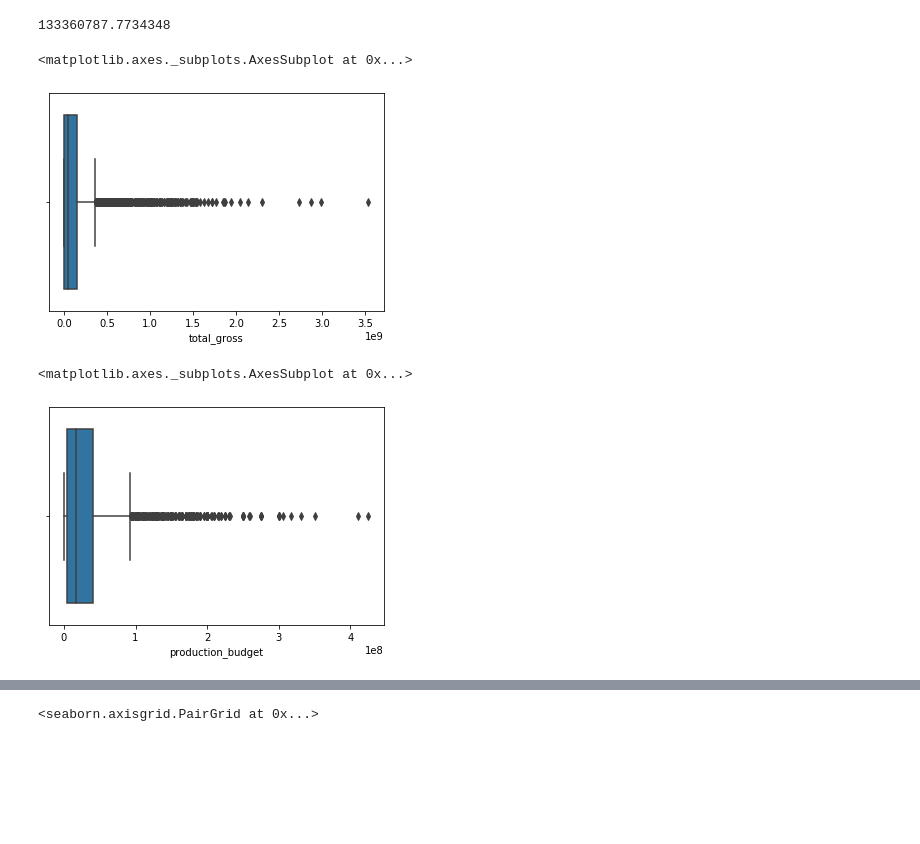
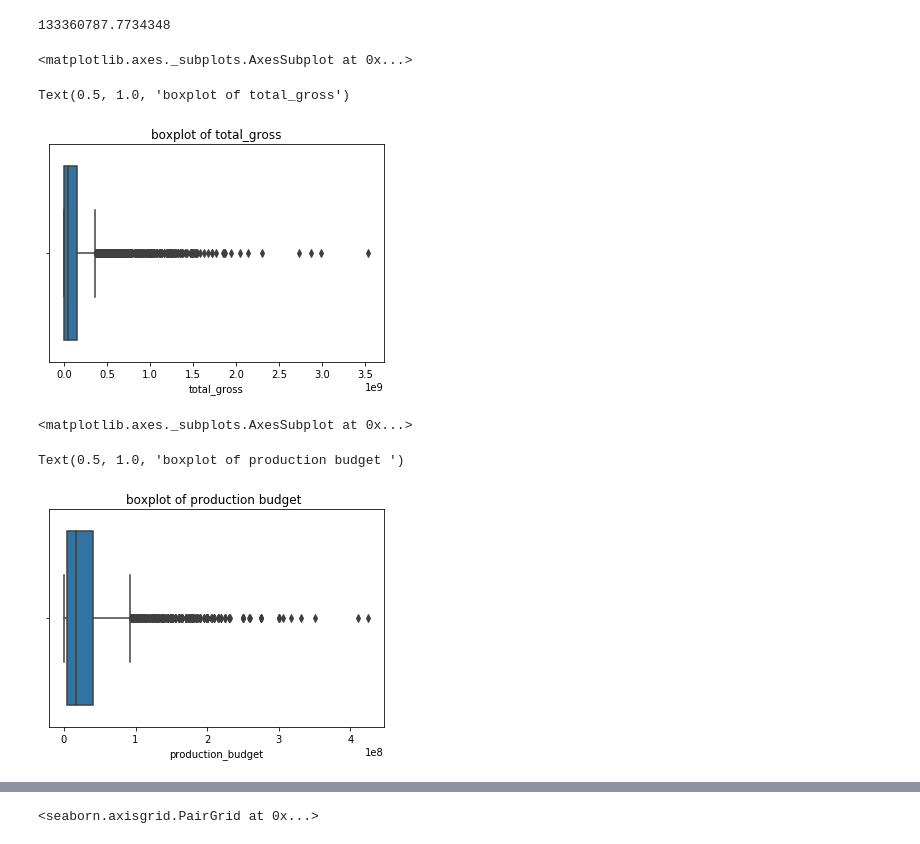
Before and after one commit to dapsavoie/dsc-mod-1-project-v2-1-online-ds-ft-120919, a Jupyter notebook: student.ipynb, the cells around one changed output, grey strips where cells are left out. Drawn from its saved outputs; the diff is of its cells as text; code cells hidden in the pictures; blank space fills up the shorter version.

```diff
--- a/student.ipynb
+++ b/student.ipynb
@@ -751,15 +938,19 @@ diff_between_max_mean= tn_movies_budgets['total_gross'].max() - tn_movies_budget
 # %%
 #boxplot of total_gross
 sns.boxplot(tn_movies_budgets['total_gross'])
+plt.title('boxplot of total_gross')
 # %% [output]
 <matplotlib.axes._subplots.AxesSubplot at 0x...>
+Text(0.5, 1.0, 'boxplot of total_gross')
-[figure, old version]
+[figure, new version]
 # %%
 #boxplot of production budget
 sns.boxplot(tn_movies_budgets['production_budget'])
+plt.title('boxplot of production budget ')
 # %% [output]
 <matplotlib.axes._subplots.AxesSubplot at 0x...>
+Text(0.5, 1.0, 'boxplot of production budget ')
-[figure, old version]
+[figure, new version]
 # %%
 #Created two variables to work on
 x = tn_movies_budgets['production_budget']
```
Also changed, not shown: parts of 100 cells of this notebook.
